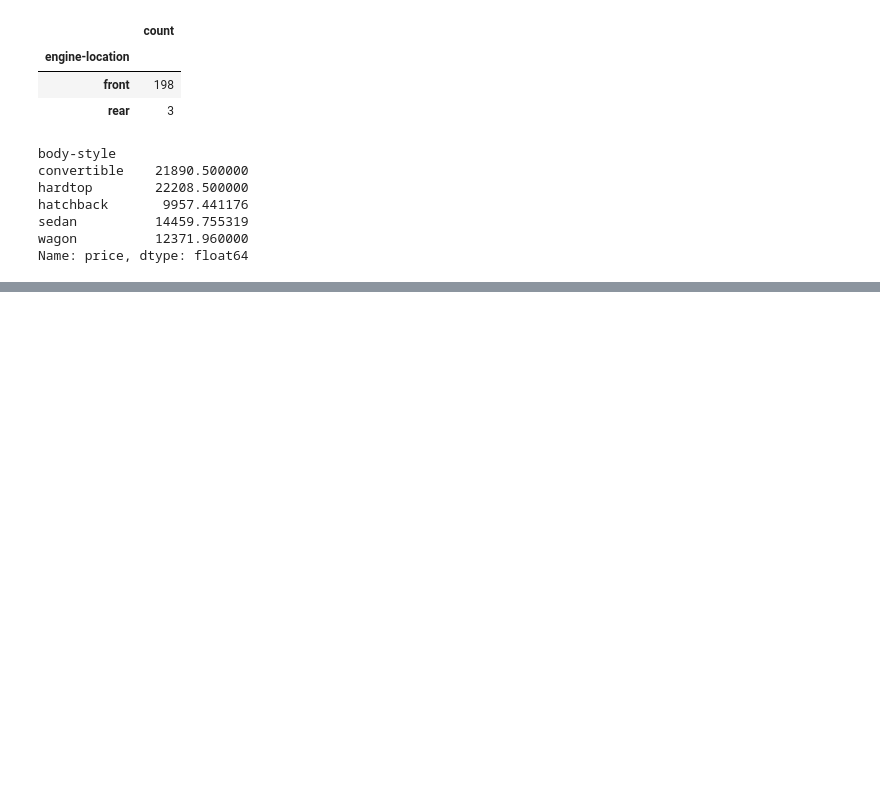
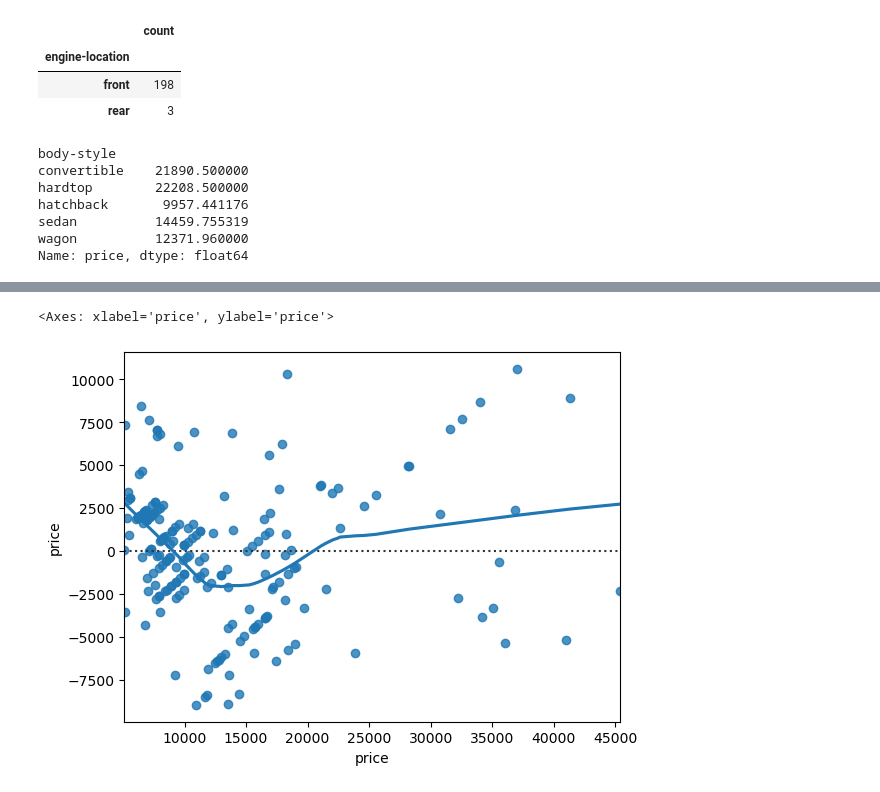
Before and after one commit to mynkchn/Drive-Into-Analysis, a Jupyter notebook: Used Car Pricing/used_car_pricing.ipynb, the cells around one changed output, grey strips where cells are left out. Cells and saved outputs as stored; diff of their text form; code cells hidden in the pictures; blank space fills up the shorter version.

```diff
--- a/Used Car Pricing/used_car_pricing.ipynb
+++ b/Used Car Pricing/used_car_pricing.ipynb
@@ -437,0 +514,7 @@ Name: price, dtype: float64
+# %%
+residuals=Y-Yhat
+# %%
+sns.residplot(x=Y,y=residuals,lowess=True)
+# %% [output]
+<Axes: xlabel='price', ylabel='price'>
+[figure, added]
```
Also changed, not shown: parts of 31 cells of this notebook.
